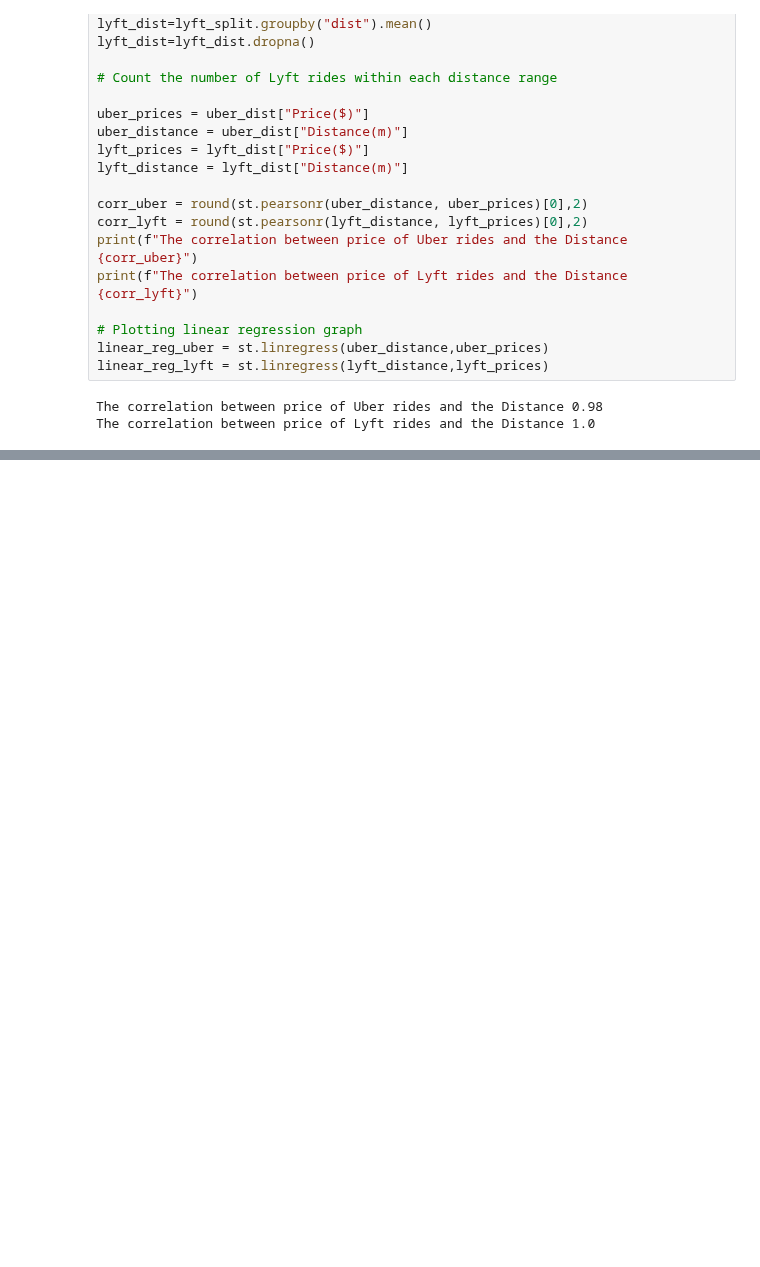
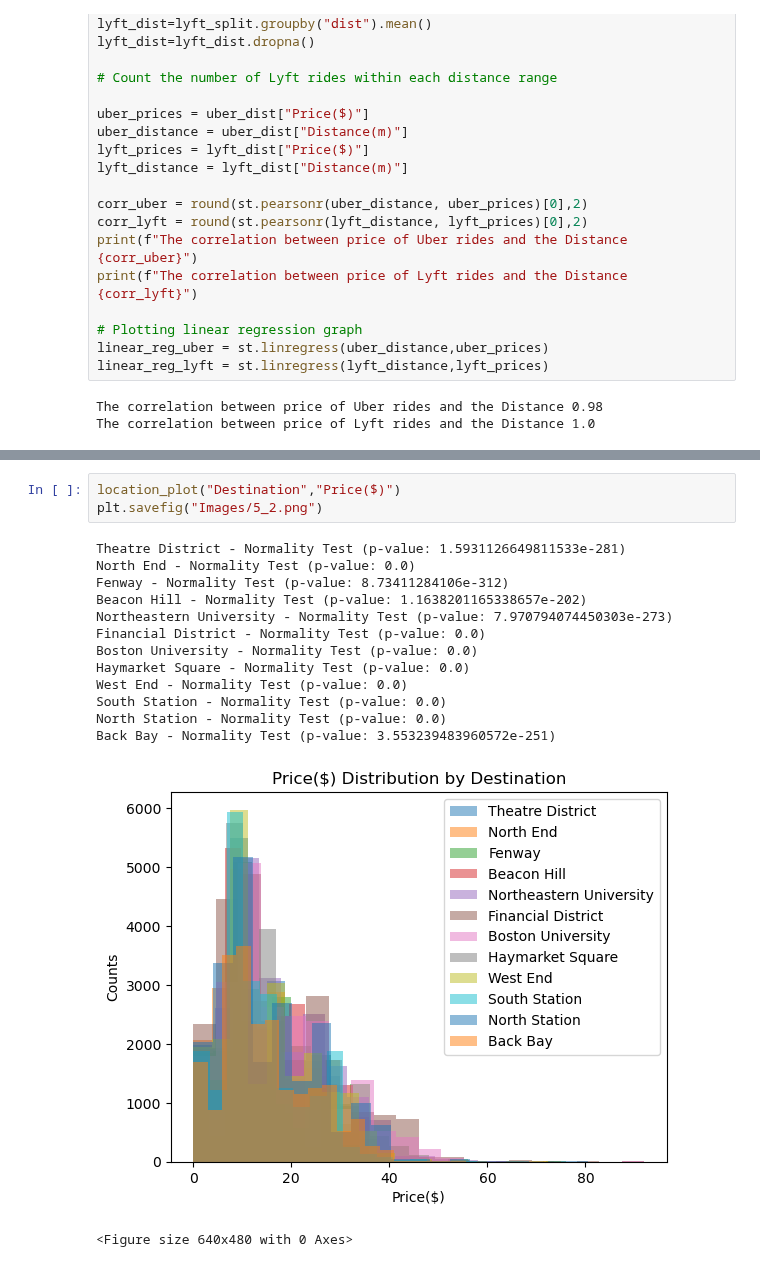
Before and after one commit to marnaji/Project-1, a Jupyter notebook: main.ipynb, the cells around one changed output, grey strips where cells are left out. Cells and saved outputs as stored; diff of their text form; blank space fills up the shorter version.

```diff
--- a/main.ipynb
+++ b/main.ipynb
@@ -749,0 +864,18 @@ plt.show()
+# %%
+location_plot("Destination","Price($)")
+plt.savefig("Images/5_2.png")
+# %% [output]
+Theatre District - Normality Test (p-value: 1.5931126649811533e-281)
+North End - Normality Test (p-value: 0.0)
+Fenway - Normality Test (p-value: 8.73411284106e-312)
+Beacon Hill - Normality Test (p-value: 1.1638201165338657e-202)
+Northeastern University - Normality Test (p-value: 7.970794074450303e-273)
+Financial District - Normality Test (p-value: 0.0)
+Boston University - Normality Test (p-value: 0.0)
+Haymarket Square - Normality Test (p-value: 0.0)
+West End - Normality Test (p-value: 0.0)
+South Station - Normality Test (p-value: 0.0)
+North Station - Normality Test (p-value: 0.0)
+Back Bay - Normality Test (p-value: 3.553239483960572e-251)
+[figure, added]
+<Figure size 640x480 with 0 Axes>
```
Also changed, not shown: parts of 40 cells of this notebook, 24 other files.
